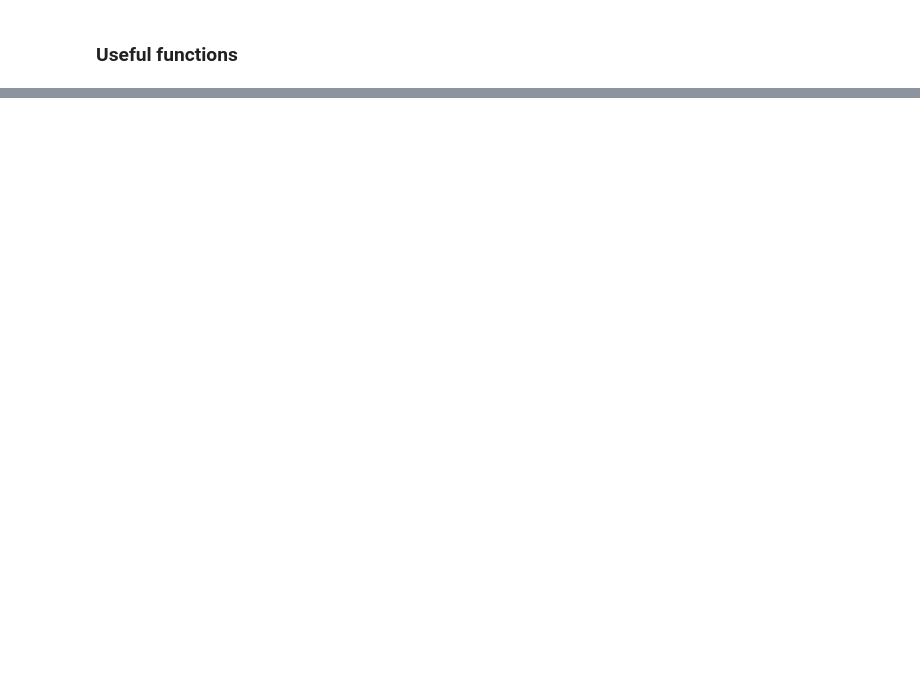
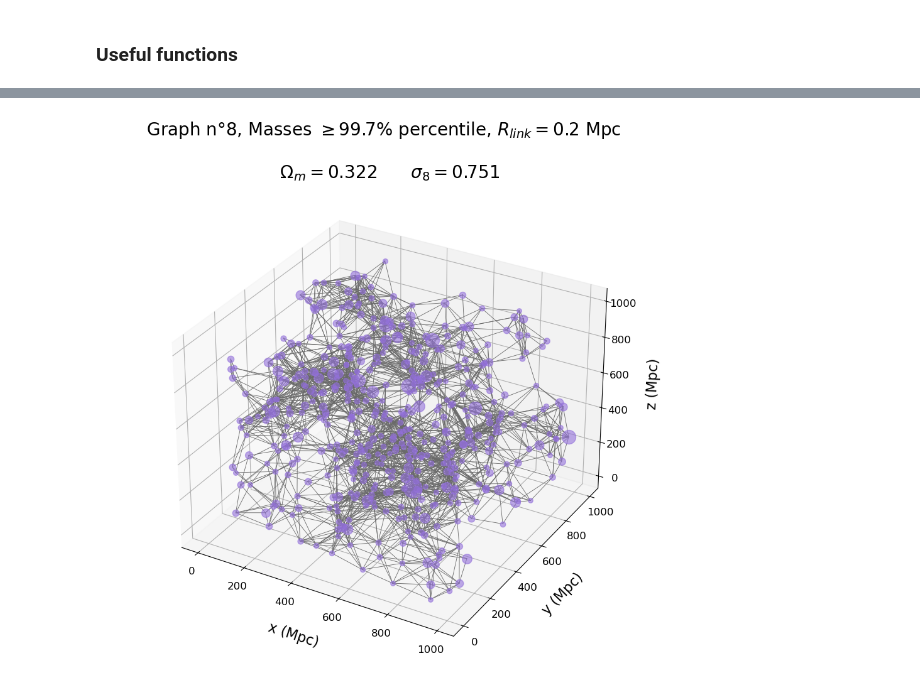
Before and after one commit to LauraRavagnani/Distributed-graph, a Jupyter notebook: single_graph.ipynb, the cells around one changed output, grey strips where cells are left out. Drawn from its saved outputs; the diff is of its cells as text; code cells hidden in the pictures; blank space fills up the shorter version.

```diff
--- a/single_graph.ipynb
+++ b/single_graph.ipynb
@@ -57,13 +172,13 @@ def mass_filter(pos_mass_element, cut):
 sim_pars_file = np.loadtxt("/mnt/cosmo_GNN/latin_hypercube_params.txt", dtype=float)
 # %%
 # read file and get positions and masses
-file_path = "/mnt/cosmo_GNN/Data/" + str(13)
+file_path = "/mnt/cosmo_GNN/Data/" + str(8)
 test_FoF = read_cosmo_data(file_path)
 pos_mass_array = get_pos_mass(test_FoF)
 
 # mass cut
 cut = np.quantile(pos_mass_array[:, 3], 0.997)
 
-# parallelize and filter
+# parallelize and filter by mass
 pos_mass_rdd = sc.parallelize(pos_mass_array)\
-                .map(lambda el: mass_filter(el, cut))
+                 .filter(lambda el: el[3] >= cut)
@@ -140,0 +185,25 @@ pairs_rdd.take(3)
+# %%
+# masses rdd
+mass_rdd = pos_mass_rdd.map(lambda x: x[3])
+
+# positions rdd
+pos_rdd = pos_mass_rdd.map(lambda el: el[:3])
+
+# pairs and distances rdd
+pairs_dist_rdd = find_pairs_dist(pos_rdd)
+
+# pairs rdd
+pairs_rdd = pairs_dist_rdd.map(lambda x: (x[0], x[1]))
+
+# distances rdd (filtered)
+distances_rdd = pairs_dist_rdd.map(lambda x: x[2])
+# %%
+# plot the graph in 3D space
+
+pos_rdd_plot = pos_rdd.collect()
+mass_rdd_plot = mass_rdd.collect()
+pairs_rdd_plot = pairs_rdd.collect()
+
+plot_graph_3D(8, sim_pars_file, pos_rdd_plot, mass_rdd_plot, pairs_rdd_plot)
+# %% [output]
+[figure, added]
```
Also changed, not shown: parts of 14 cells of this notebook.
